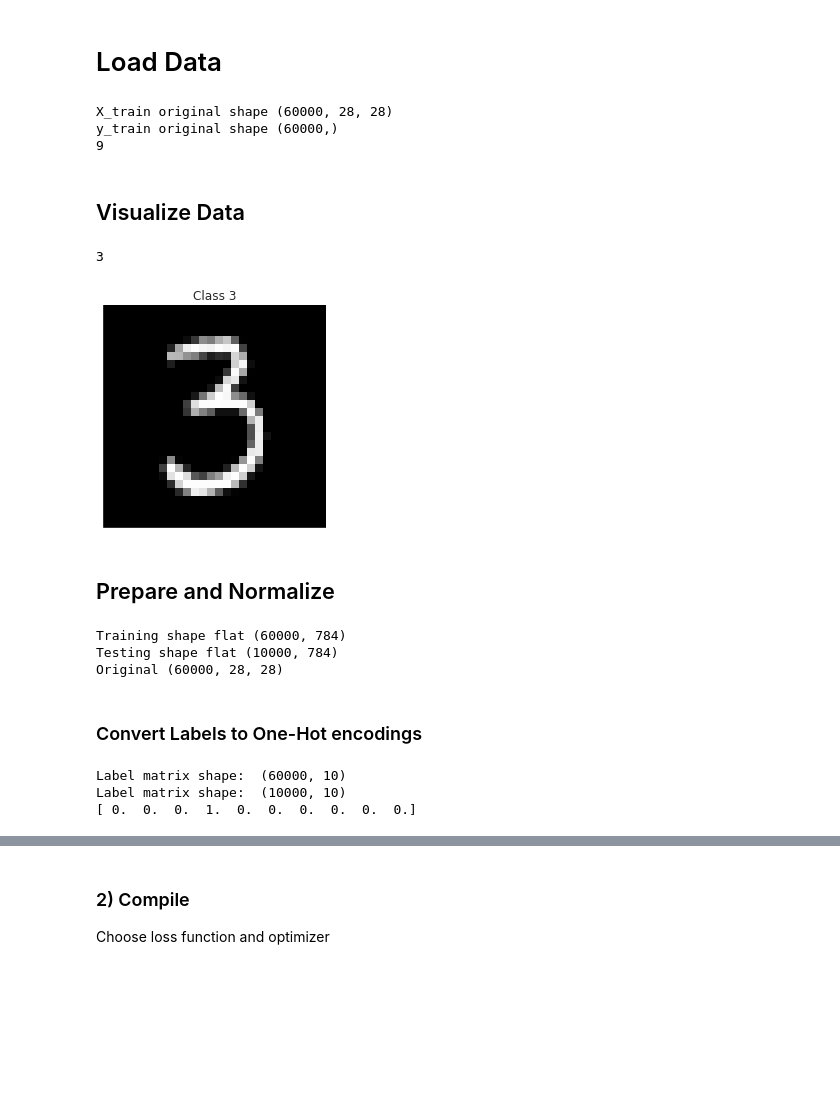
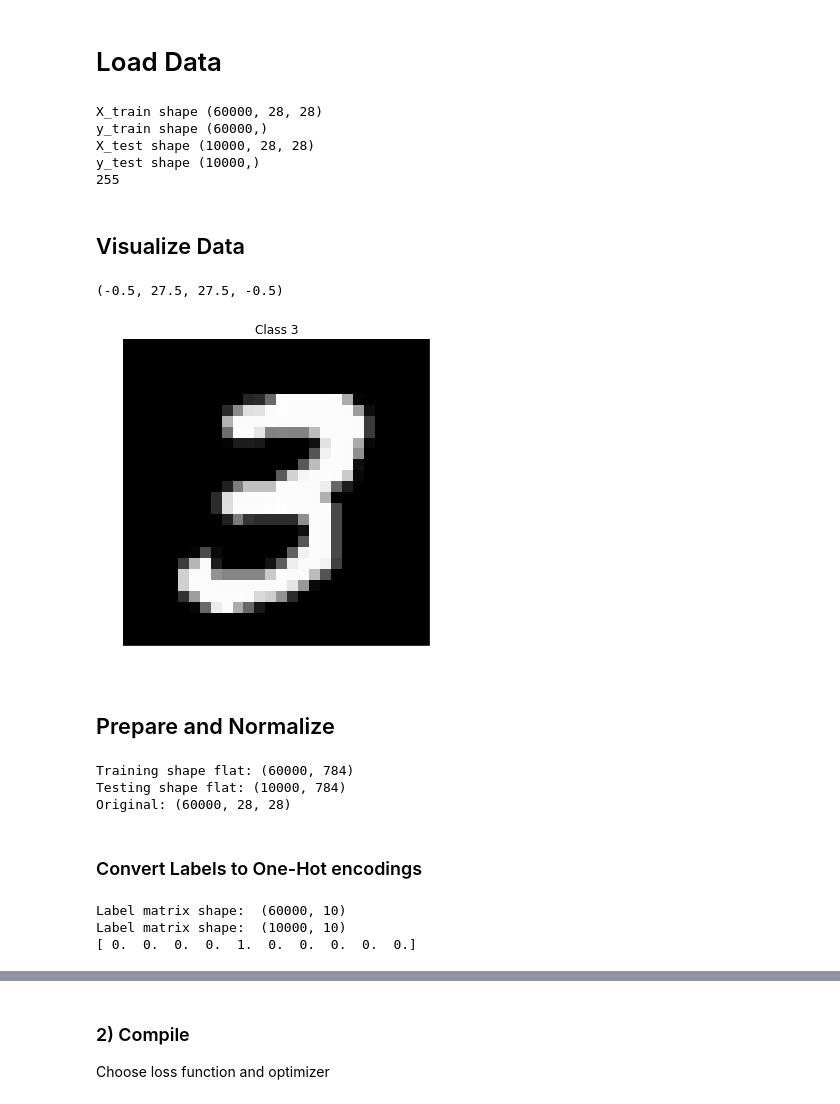
Before and after one commit to AdamRauff/Deep-Learning, a Jupyter notebook: Neural Networks.ipynb, the cells around one changed output, grey strips where cells are left out. Saved outputs shown, nothing was run; the diff lists cells and outputs as text; code cells hidden in the pictures; blank space fills up the shorter version.

```diff
--- a/Neural Networks.ipynb
+++ b/Neural Networks.ipynb
@@ -28,26 +25,28 @@ from kt_utils import *
 # %%
 # split train and test sets
 (X_train, y_train), (X_test, y_test) = mnist.load_data()
-print("X_train original shape", X_train.shape)
-print("y_train original shape", y_train.shape)
-print(y_train[4])
+print("X_train shape", X_train.shape)
+print("y_train shape", y_train.shape)
+print("X_test shape", X_test.shape)
+print("y_test shape", y_test.shape)
+print(X_train.max()) # images are 8-bit
 # %% [output]
-X_train original shape (60000, 28, 28)
-y_train original shape (60000,)
-9
+X_train shape (60000, 28, 28)
+y_train shape (60000,)
+X_test shape (10000, 28, 28)
+y_test shape (10000,)
+255
 # %% [markdown]
 ## Visualize Data
 # %%
 # Training sample
-m = 50# try changing
+m = 7 # try changing
 plt.imshow(X_train[m], cmap='gray', interpolation='none')
 plt.title("Class {}".format(y_train[m]))
-plt.xticks([])
-plt.yticks([])
-print(y_train[m])
+plt.axis('off')
 # %% [output]
-3
+(-0.5, 27.5, 27.5, -0.5)
-[figure, old version]
+[figure, new version]
 # %% [markdown]
 ## Prepare and Normalize
 # %%
@@ -60,13 +59,13 @@ X_train /= 255
 X_test /= 255
 X_train_flat /= 255
 X_test_flat /= 255
-print("Training shape flat", X_train_flat.shape)
-print("Testing shape flat", X_test_flat.shape)
-print("Original", X_train.shape)
+print("Training shape flat:", X_train_flat.shape)
+print("Testing shape flat:", X_test_flat.shape)
+print("Original:", X_train.shape)
 # %% [output]
-Training shape flat (60000, 784)
-Testing shape flat (10000, 784)
-Original (60000, 28, 28)
+Training shape flat: (60000, 784)
+Testing shape flat: (10000, 784)
+Original: (60000, 28, 28)
 # %% [markdown]
 ### Convert Labels to One-Hot encodings
 # %%
@@ -82,5 +81,5 @@ print(Y_train[m,:])
 # %% [output]
 Label matrix shape:  (60000, 10)
 Label matrix shape:  (10000, 10)
-[ 0.  0.  0.  1.  0.  0.  0.  0.  0.  0.]
+[ 0.  0.  0.  0.  1.  0.  0.  0.  0.  0.]
 # %% [markdown]
```
Also changed, not shown: parts of 18 cells of this notebook, 6 other files.
